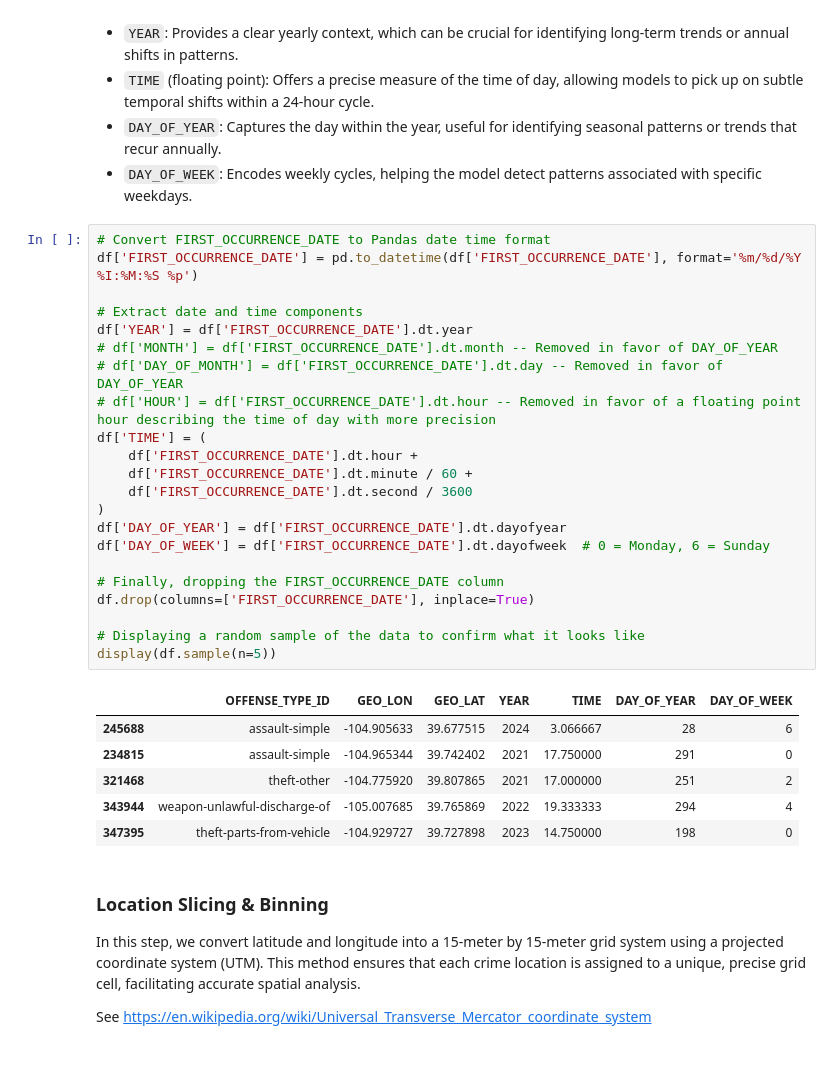
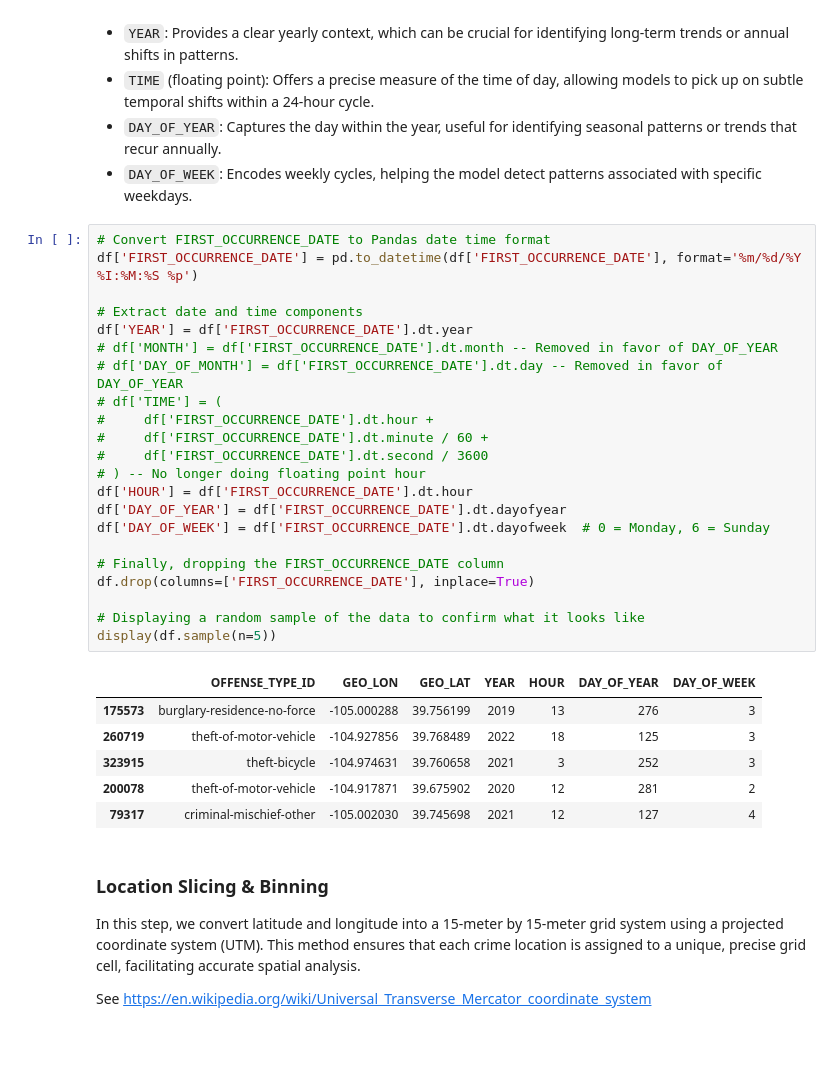
Before and after one commit to kzaremski/denver-crime-heatmap, a Jupyter notebook: denver_crime_heatmap.ipynb, the cells around one changed output. Drawn from its saved outputs; the diff is of its cells as text.

```diff
--- a/denver_crime_heatmap.ipynb
+++ b/denver_crime_heatmap.ipynb
@@ -151,32 +151,32 @@ In this analysis, time binning is used to capture the cyclical and seasonal patt
 # %%
 # Convert FIRST_OCCURRENCE_DATE to Pandas date time format
 df['FIRST_OCCURRENCE_DATE'] = pd.to_datetime(df['FIRST_OCCURRENCE_DATE'], format='%m/%d/%Y %I:%M:%S %p')
 
 # Extract date and time components
 df['YEAR'] = df['FIRST_OCCURRENCE_DATE'].dt.year
 # df['MONTH'] = df['FIRST_OCCURRENCE_DATE'].dt.month -- Removed in favor of DAY_OF_YEAR
 # df['DAY_OF_MONTH'] = df['FIRST_OCCURRENCE_DATE'].dt.day -- Removed in favor of DAY_OF_YEAR
-# df['HOUR'] = df['FIRST_OCCURRENCE_DATE'].dt.hour -- Removed in favor of a floating point hour describing the time of day with more precision
-df['TIME'] = (
-    df['FIRST_OCCURRENCE_DATE'].dt.hour +
-    df['FIRST_OCCURRENCE_DATE'].dt.minute / 60 +
-    df['FIRST_OCCURRENCE_DATE'].dt.second / 3600
-)
+# df['TIME'] = (
+#     df['FIRST_OCCURRENCE_DATE'].dt.hour +
+#     df['FIRST_OCCURRENCE_DATE'].dt.minute / 60 +
+#     df['FIRST_OCCURRENCE_DATE'].dt.second / 3600
+# ) -- No longer doing floating point hour
+df['HOUR'] = df['FIRST_OCCURRENCE_DATE'].dt.hour
 df['DAY_OF_YEAR'] = df['FIRST_OCCURRENCE_DATE'].dt.dayofyear
 df['DAY_OF_WEEK'] = df['FIRST_OCCURRENCE_DATE'].dt.dayofweek  # 0 = Monday, 6 = Sunday
 
 # Finally, dropping the FIRST_OCCURRENCE_DATE column
 df.drop(columns=['FIRST_OCCURRENCE_DATE'], inplace=True)
 
 # Displaying a random sample of the data to confirm what it looks like
 display(df.sample(n=5))
 # %% [output]
-|  | OFFENSE_TYPE_ID | GEO_LON | GEO_LAT | YEAR | TIME | DAY_OF_YEAR | DAY_OF_WEEK |
-| 245688 | assault-simple | -104.905633 | 39.677515 | 2024 | 3.066667 | 28 | 6 |
-| 234815 | assault-simple | -104.965344 | 39.742402 | 2021 | 17.750000 | 291 | 0 |
-| 321468 | theft-other | -104.775920 | 39.807865 | 2021 | 17.000000 | 251 | 2 |
-| 343944 | weapon-unlawful-discharge-of | -105.007685 | 39.765869 | 2022 | 19.333333 | 294 | 4 |
-| 347395 | theft-parts-from-vehicle | -104.929727 | 39.727898 | 2023 | 14.750000 | 198 | 0 |
+|  | OFFENSE_TYPE_ID | GEO_LON | GEO_LAT | YEAR | HOUR | DAY_OF_YEAR | DAY_OF_WEEK |
+| 175573 | burglary-residence-no-force | -105.000288 | 39.756199 | 2019 | 13 | 276 | 3 |
+| 260719 | theft-of-motor-vehicle | -104.927856 | 39.768489 | 2022 | 18 | 125 | 3 |
+| 323915 | theft-bicycle | -104.974631 | 39.760658 | 2021 | 3 | 252 | 3 |
+| 200078 | theft-of-motor-vehicle | -104.917871 | 39.675902 | 2020 | 12 | 281 | 2 |
+| 79317 | criminal-mischief-other | -105.002030 | 39.745698 | 2021 | 12 | 127 | 4 |
 # %% [markdown]
 ### Location Slicing & Binning
 In this step, we convert latitude and longitude into a 15-meter by 15-meter grid system using a projected coordinate system (UTM). This method ensures that each crime location is assigned to a unique, precise grid cell, facilitating accurate spatial analysis.
```
Also changed, not shown: parts of 12 cells of this notebook, 3 other files.
